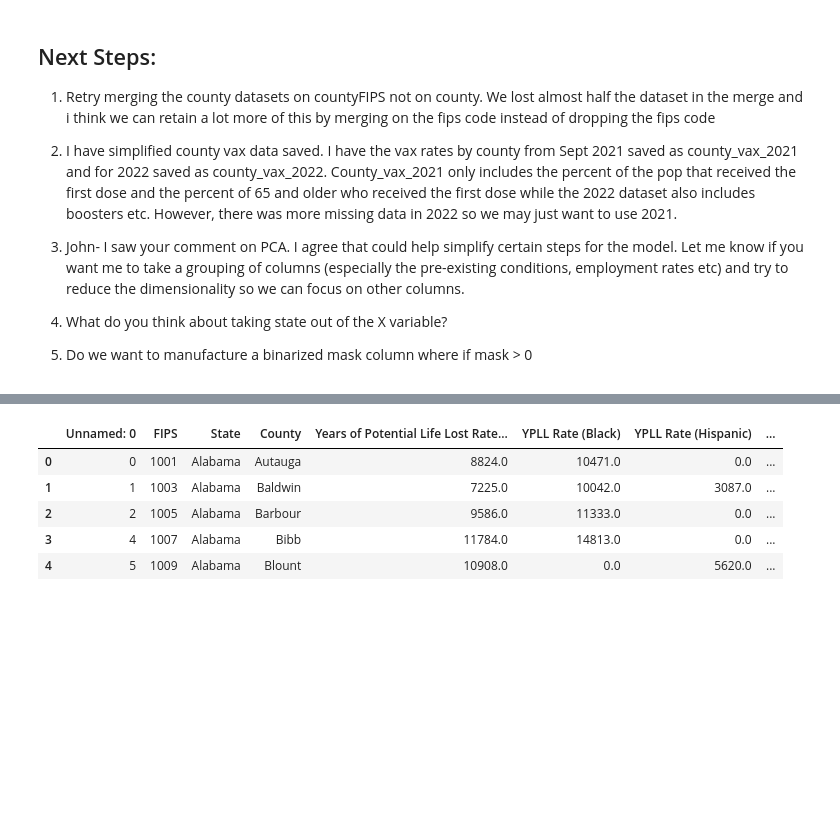
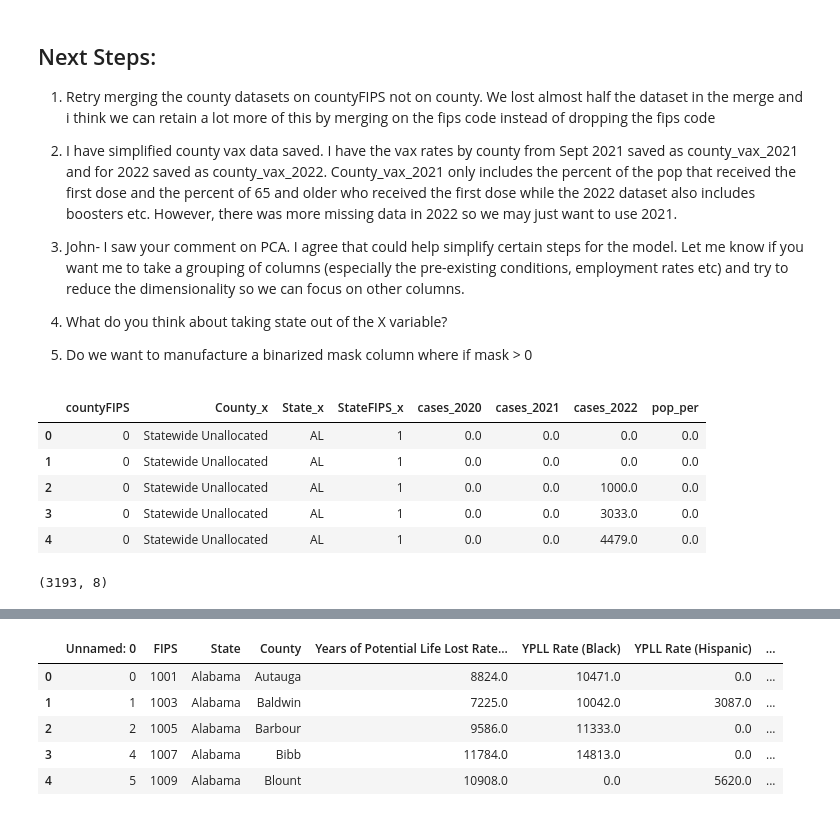
Before and after one commit to rafirahman27/Preparing_for_the_next_Pandemic, a Jupyter notebook: Modeling.ipynb, the cells around one changed output, grey strips where cells are left out. Cells and saved outputs as stored; diff of their text form; code cells hidden in the pictures; blank space fills up the shorter version.

Commit message:
began remerging the county df

```diff
--- a/Modeling.ipynb
+++ b/Modeling.ipynb
@@ -47,0 +134,5 @@ from sklearn.ensemble import AdaBoostRegressor, GradientBoostingRegressor
+# %%
+cases_2020 = cases_2020.drop_duplicates()
+# %%
+cases_2021 = cases[['countyFIPS', 'County', 'State', 'StateFIPS', '2021-12-31', 'pop %']].copy()
+cases_2021.rename(columns = {'2021-12-31': 'cases_2021', 'pop %': 'pop_per'}, inplace =True)
@@ -47,0 +157,5 @@ from sklearn.ensemble import AdaBoostRegressor, GradientBoostingRegressor
+# %%
+cases_2021 = cases_2021.drop_duplicates()
+# %%
+cases_2022 = cases[['countyFIPS', 'County', 'State', 'StateFIPS', '2022-12-31', 'pop %']].copy()
+cases_2022.rename(columns = {'2022-12-31': 'cases_2022', 'pop %': 'pop_per'}, inplace =True)
@@ -47,0 +180,16 @@ from sklearn.ensemble import AdaBoostRegressor, GradientBoostingRegressor
+# %%
+cases_2022 = cases_2022.drop_duplicates()
+
+merged_cases = pd.merge(cases_2020, cases_2021, how='left', on='countyFIPS')
+county_cases = pd.merge(merged_cases, cases_2022, how='left', on='countyFIPS')
+
+county_cases.drop(columns = ['County','State', 'StateFIPS', 'pop_per_x', 'County_y', 'State_y', 'StateFIPS_y',
+                  'pop_per_y'], inplace=True)
+county_cases.head()
+# %% [output]
+|  | countyFIPS | County_x | State_x | StateFIPS_x | cases_2020 | cases_2021 | cases_2022 | pop_per |
+| 0 | 0 | Statewide Unallocated | AL | 1 | 0.0 | 0.0 | 0.0 | 0.0 |
+| 1 | 0 | Statewide Unallocated | AL | 1 | 0.0 | 0.0 | 0.0 | 0.0 |
+| 2 | 0 | Statewide Unallocated | AL | 1 | 0.0 | 0.0 | 1000.0 | 0.0 |
+| 3 | 0 | Statewide Unallocated | AL | 1 | 0.0 | 0.0 | 3033.0 | 0.0 |
+| 4 | 0 | Statewide Unallocated | AL | 1 | 0.0 | 0.0 | 4479.0 | 0.0 |
@@ -47,0 +199,4 @@ from sklearn.ensemble import AdaBoostRegressor, GradientBoostingRegressor
+# %%
+county_cases.shape
+# %% [output]
+(3193, 8)
```
Also changed, not shown: parts of 53 cells of this notebook.
